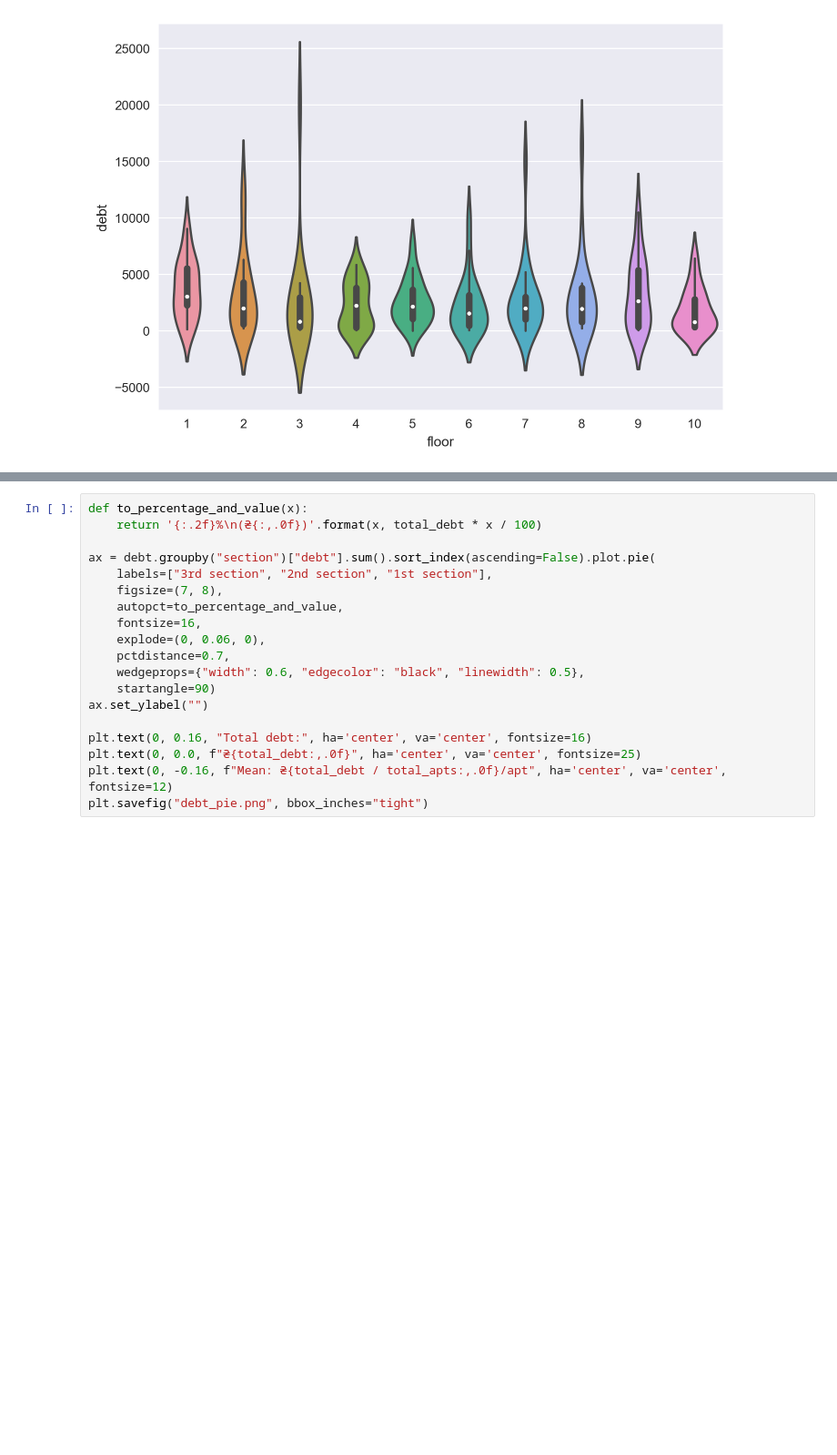
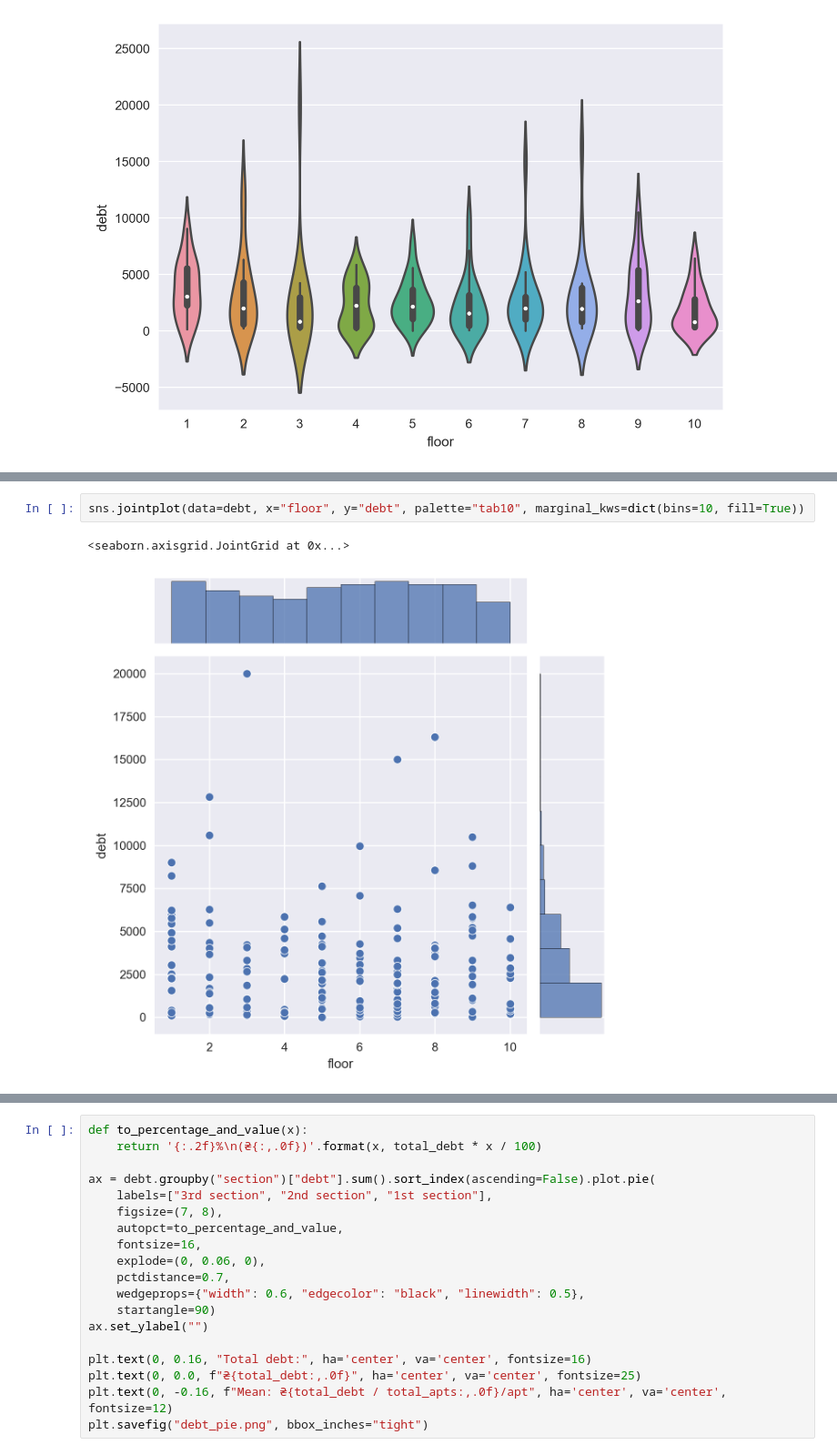
Before and after one commit to SlavaMelanko/SlavaMelanko, a Jupyter notebook: blog/data-visualization/debts.ipynb, the cells around one changed output, grey strips where cells are left out. Shown at 91% size. Cells and saved outputs as stored; diff of their text form; blank space fills up the shorter version.

```diff
--- a/blog/data-visualization/debts.ipynb
+++ b/blog/data-visualization/debts.ipynb
@@ -145,0 +165,5 @@ sns.violinplot(x="floor", y="debt", data=debt)
+# %%
+sns.jointplot(data=debt, x="floor", y="debt", palette="tab10", marginal_kws=dict(bins=10, fill=True))
+# %% [output]
+<seaborn.axisgrid.JointGrid at 0x...>
+[figure, added]
```
Also changed, not shown: parts of 6 cells of this notebook.
